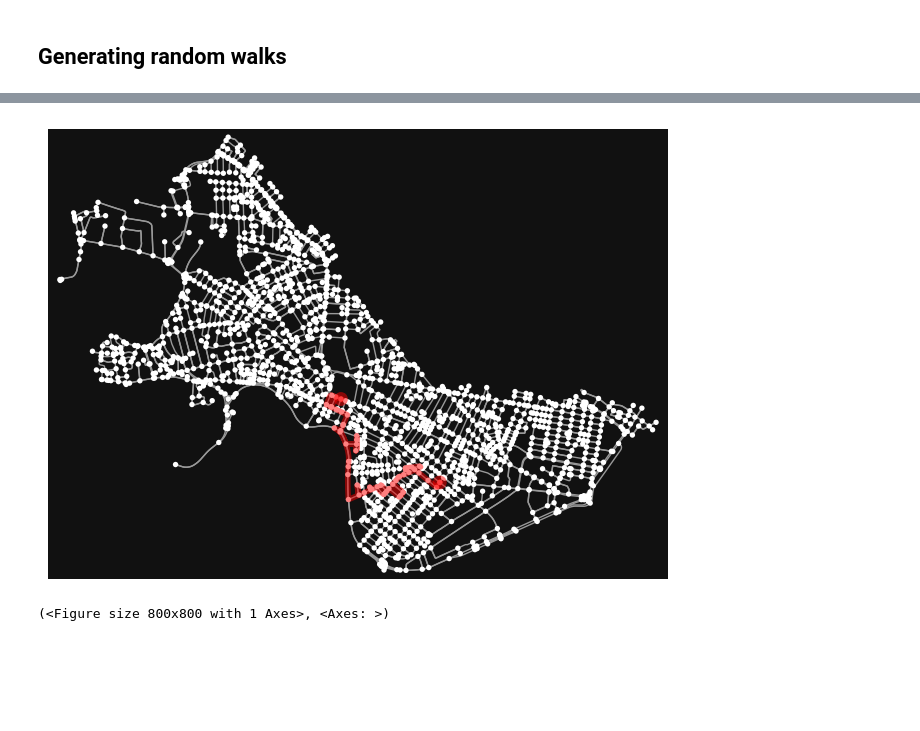
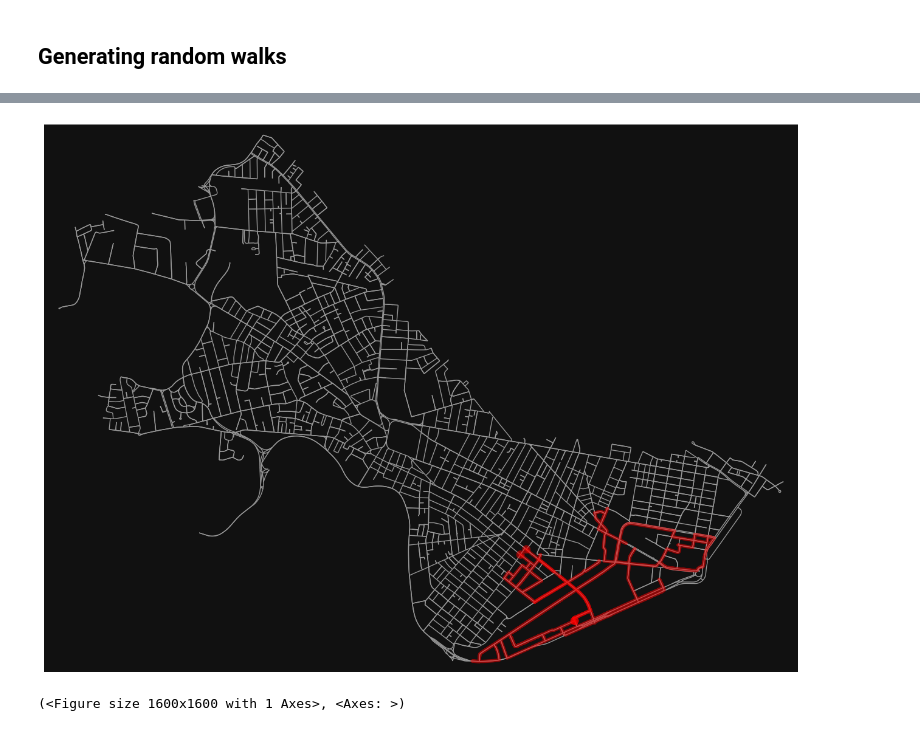
Before and after one commit to womogenes/am115-final, a Jupyter notebook: analysis.ipynb, the cells around one changed output, grey strips where cells are left out. Cells and saved outputs as stored; diff of their text form; code cells hidden in the pictures; blank space fills up the shorter version.

```diff
--- a/analysis.ipynb
+++ b/analysis.ipynb
@@ -218,22 +215,24 @@ def random_walk(start, timeout=60*60*24):
         cur_dist += dist
         cur = nbr
 # %%
-def random_walks(start, n_walks=1000, flag_filter="success", timeout=60*60*24):
+def random_walks(start, n_walks=1000, flag_filter="success", timeout=60*60*24, verbose=False):
     """
     Do a lot of random walks. Only accept those with flag <filter>, unless
         <filter> is None, in which case we accept everything.
     """
     res = []
-    for _ in range(n_walks):
+
+    iterable = tqdm(range(n_walks)) if verbose else range(n_walks)
+    for _ in iterable:
         walk = random_walk(start, timeout)
         if flag_filter != None and walk[-1] != flag_filter:
             continue
 
         res.append(walk)
 
-    return zip(*res)
+    return list(zip(*res))
 # %%
-startY, startX = ox.geocoder.geocode("Harvard Yard, MA, USA")
+startY, startX = ox.geocoder.geocode("MIT, MA, USA")
 start = ox.nearest_nodes(G, startX, startY)
 
 print(f"Starting at osmid={start}:")
@@ -253,3 +252,3 @@ Name: 61324477, dtype: object
 # %%
-walks = random_walks(start, n_walks=100)
+walks = random_walks(start, n_walks=1000, verbose=True)
 routes = walks[2]
@@ -256,6 +283,9 @@ routes = walks[2]
 # %%
 # Let's plot this
-ox.plot.plot_graph_route(G, [p[0] for p in path])
+ox.plot.plot_graph_routes(
+    G, [[p[0] for p in path] for path in walks[0][:2]], route_linewidth=0.1, route_alpha=0.5,
+    figsize=(16, 16), node_size=0
+)
 # %% [output]
-[figure, old version]
+[figure, new version]
-(<Figure size 800x800 with 1 Axes>, <Axes: >)
+(<Figure size 1600x1600 with 1 Axes>, <Axes: >)
```
Also changed, not shown: parts of 5 cells of this notebook.
